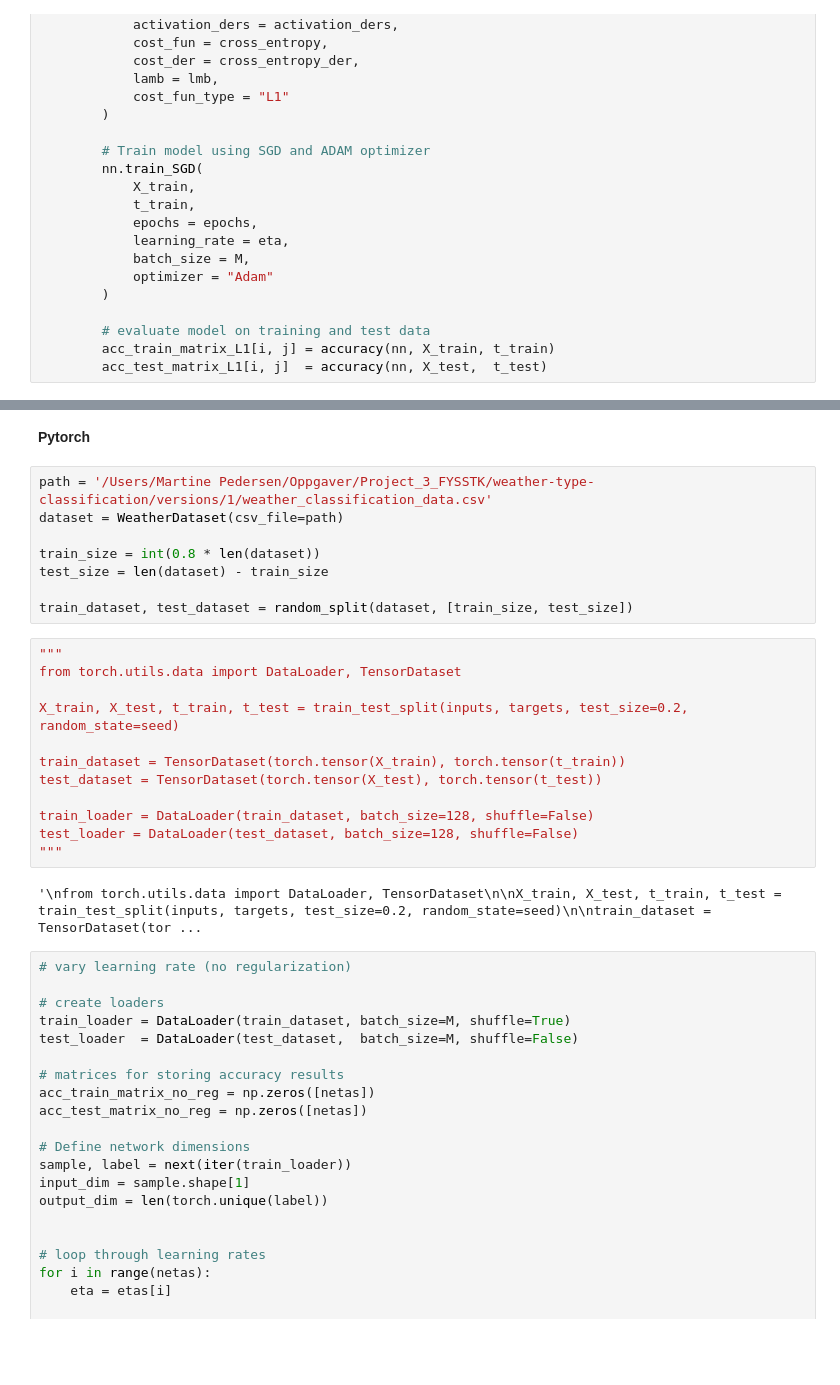
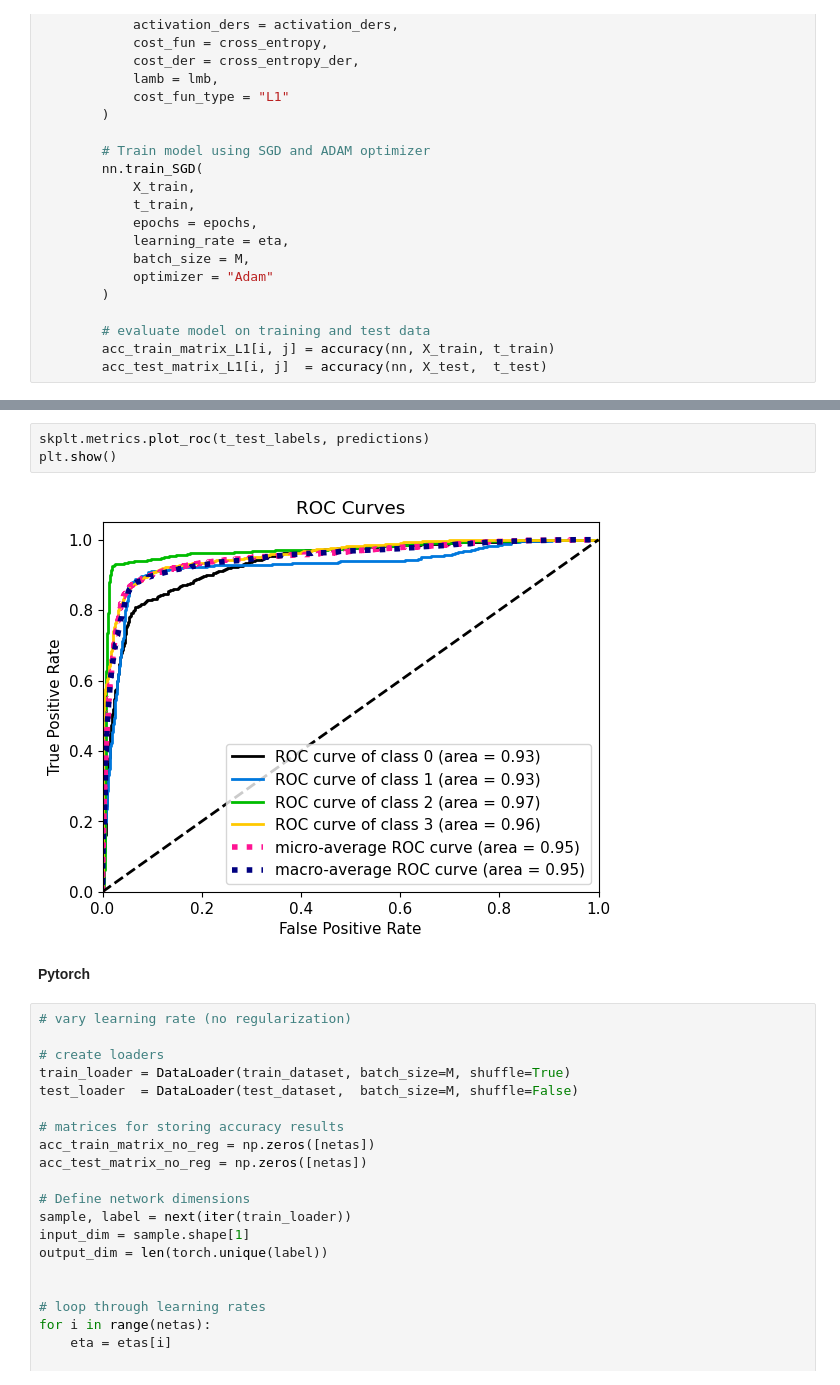
Before and after one commit to kjes4pres/Project_3_FYSSTK, a Jupyter notebook: Code/main/LogisticRegression.ipynb, the cells around one changed output, grey strips where cells are left out. Drawn from its saved outputs; the diff is of its cells as text; blank space fills up the shorter version.

```diff
--- a/Code/main/LogisticRegression.ipynb
+++ b/Code/main/LogisticRegression.ipynb
@@ -539,27 +398,10 @@ plt.show()
+# %%
+skplt.metrics.plot_roc(t_test_labels, predictions)
+plt.show()
+# %% [output]
+[figure, added]
 # %% [markdown]
 **Pytorch**
-# %%
-path = '/Users/Martine Pedersen/Oppgaver/Project_3_FYSSTK/weather-type-classification/versions/1/weather_classification_data.csv'
-dataset = WeatherDataset(csv_file=path)
-
-train_size = int(0.8 * len(dataset))
-test_size = len(dataset) - train_size
-
-train_dataset, test_dataset = random_split(dataset, [train_size, test_size])
-# %%
-"""
-from torch.utils.data import DataLoader, TensorDataset
-
-X_train, X_test, t_train, t_test = train_test_split(inputs, targets, test_size=0.2, random_state=seed)
-
-train_dataset = TensorDataset(torch.tensor(X_train), torch.tensor(t_train))
-test_dataset = TensorDataset(torch.tensor(X_test), torch.tensor(t_test))
-
-train_loader = DataLoader(train_dataset, batch_size=128, shuffle=False)
-test_loader = DataLoader(test_dataset, batch_size=128, shuffle=False)
-"""
-# %% [output]
-'\nfrom torch.utils.data import DataLoader, TensorDataset\n\nX_train, X_test, t_train, t_test = train_test_split(inputs, targets, test_size=0.2, random_state=seed)\n\ntrain_dataset = TensorDataset(tor ...
 # %%
 # vary learning rate (no regularization)
 
```
Also changed, not shown: parts of 38 cells of this notebook, 12 other files.
